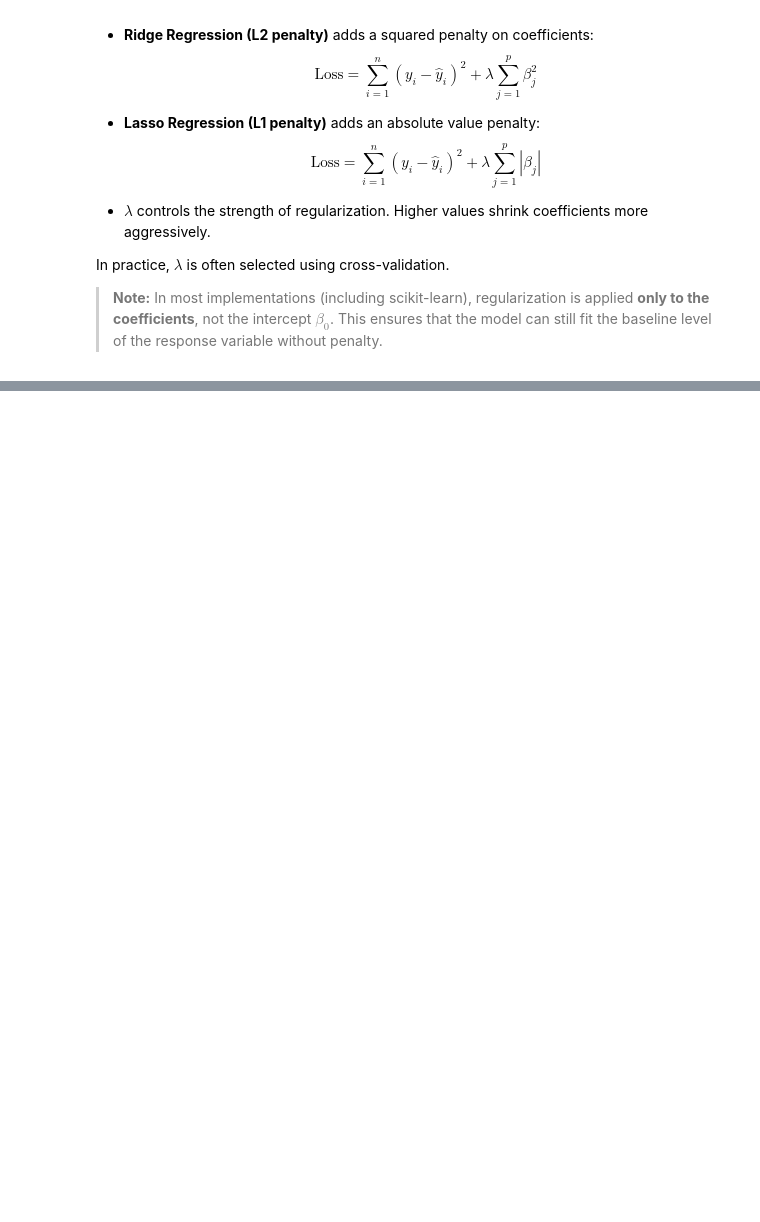
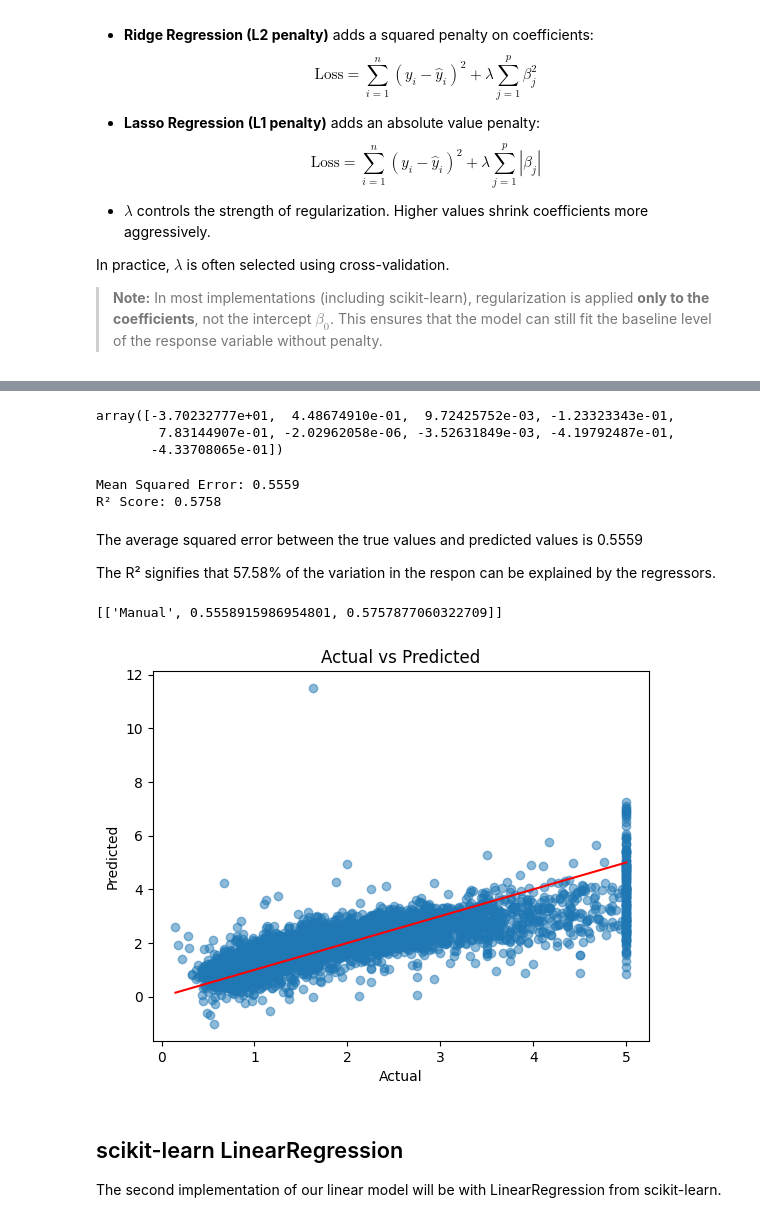
Before and after one commit to martinhamzai/ml-algorithms, a Jupyter notebook: notebooks/linear_regression.ipynb, the cells around one changed output, grey strips where cells are left out. Cells and saved outputs as stored; diff of their text form; code cells hidden in the pictures; blank space fills up the shorter version.

```diff
--- a/notebooks/linear_regression.ipynb
+++ b/notebooks/linear_regression.ipynb
@@ -162,0 +269,4 @@ In practice, $\lambda$ is often selected using cross-validation.
+# %%
+data = fetch_california_housing(as_frame=True)
+df = data.frame
+df
@@ -162,0 +287,5 @@ In practice, $\lambda$ is often selected using cross-validation.
+# %%
+X = df.drop(columns="MedHouseVal").values
+y = df["MedHouseVal"].values
+
+X_train, X_test, y_train, y_test = train_test_split(X, y, test_size=0.2, random_state=42)
@@ -162,0 +300,49 @@ In practice, $\lambda$ is often selected using cross-validation.
+# %%
+# add intercept column of ones
+X_train_with_intercept = np.c_[np.ones(X_train.shape[0]), X_train]
+X_test_with_intercept = np.c_[np.ones(X_test.shape[0]), X_test]
+
+# compute betas using normal equation
+betas = np.linalg.inv(X_train_with_intercept.T @ X_train_with_intercept) @ X_train_with_intercept.T @ y_train
+betas
+# %% [output]
+array([-3.70232777e+01,  4.48674910e-01,  9.72425752e-03, -1.23323343e-01,
+        7.83144907e-01, -2.02962058e-06, -3.52631849e-03, -4.19792487e-01,
+       -4.33708065e-01])
+# %%
+# get predictions
+y_pred = X_test_with_intercept @ betas
+# %%
+# compute MSE and R-squared
+mse = mean_squared_error(y_test, y_pred)
+r2 = r2_score(y_test, y_pred)
+
+print(f"Mean Squared Error: {mse:.4f}")
+print(f"R² Score: {r2:.4f}")
+# %% [output]
+Mean Squared Error: 0.5559
+R² Score: 0.5758
+# %% [markdown]
+The average squared error between the true values and predicted values is 0.5559
+
+The R² signifies that 57.58% of the variation in the respon can be explained by the regressors.
+# %%
+metrics = []
+metrics.append(['Manual', mse, r2])
+metrics
+# %% [output]
+[['Manual', 0.5558915986954801, 0.5757877060322709]]
+# %%
+# Plot actual vs predicted
+plt.scatter(y_test, y_pred, alpha=0.5)
+plt.xlabel("Actual")
+plt.ylabel("Predicted")
+plt.title("Actual vs Predicted")
+plt.plot([y_test.min(), y_test.max()], [y_test.min(), y_test.max()], color='red')
+plt.show()
+# %% [output]
+[figure, added]
+# %% [markdown]
+## scikit-learn LinearRegression
+
+The second implementation of our linear model will be with LinearRegression from scikit-learn.
```
Also changed, not shown: parts of 38 cells of this notebook, 1 other file.
